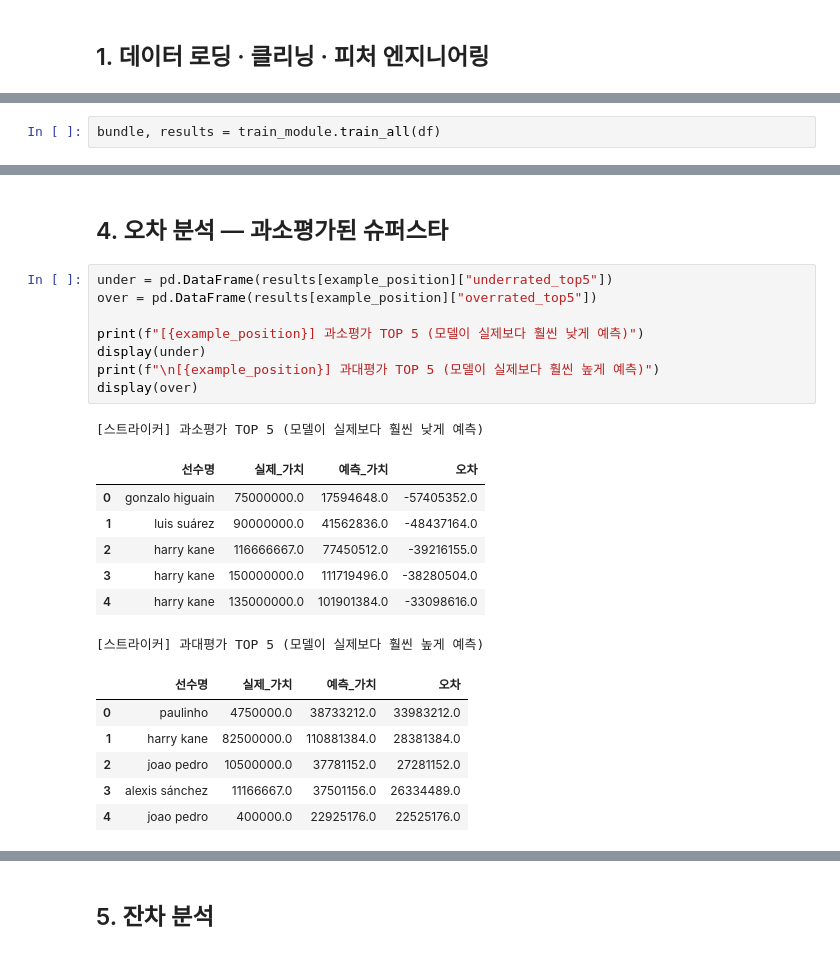
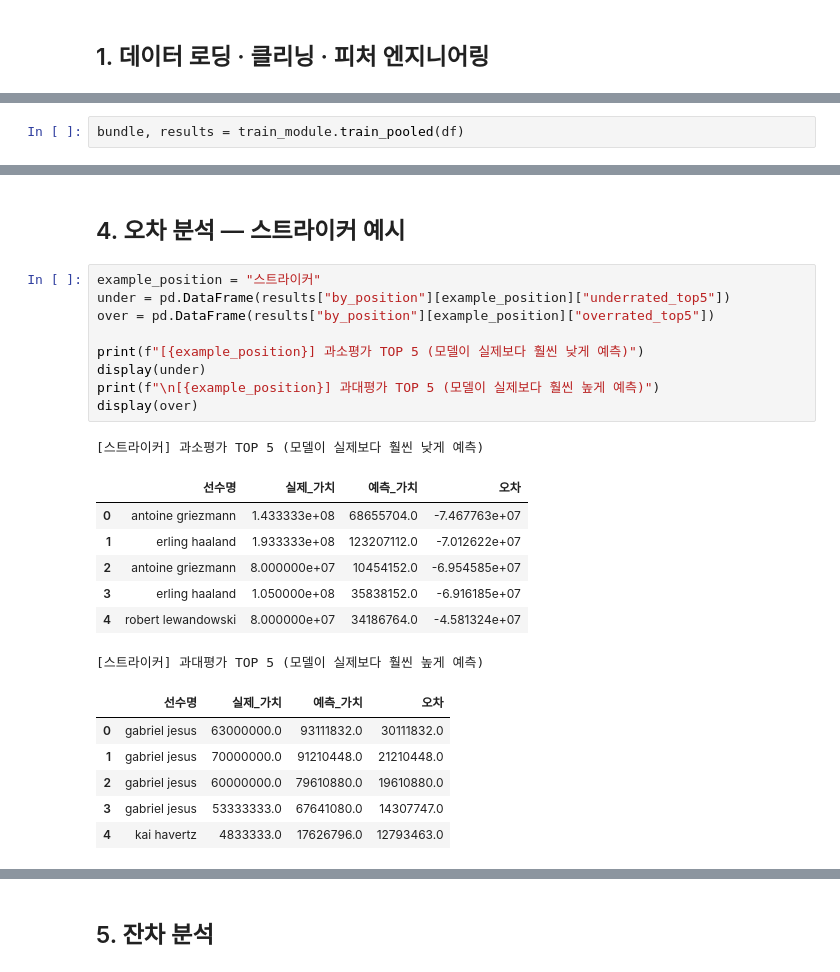
Before and after one commit to songsh16/OptiScore, a Jupyter notebook: ml/notebooks/model_training.ipynb, the cells around one changed output, grey strips where cells are left out. Cells and saved outputs as stored; diff of their text form.

```diff
--- a/ml/notebooks/model_training.ipynb
+++ b/ml/notebooks/model_training.ipynb
@@ -73,3 +72,3 @@ df[["name_key", "시즌", "포지션_그룹", "TM_시장가치_EUR", "log_현재
 # %%
-bundle, results = train_module.train_all(df)
+bundle, results = train_module.train_pooled(df)
 # %% [output]
@@ -160,26 +152,27 @@ Passing `palette` without assigning `hue` is deprecated and will be removed in v
 # %% [markdown]
-## 4. 오차 분석 — 과소평가된 슈퍼스타
+## 4. 오차 분석 — 스트라이커 예시
 # %%
-under = pd.DataFrame(results[example_position]["underrated_top5"])
-over = pd.DataFrame(results[example_position]["overrated_top5"])
+example_position = "스트라이커"
+under = pd.DataFrame(results["by_position"][example_position]["underrated_top5"])
+over = pd.DataFrame(results["by_position"][example_position]["overrated_top5"])
 
 print(f"[{example_position}] 과소평가 TOP 5 (모델이 실제보다 훨씬 낮게 예측)")
 display(under)
 print(f"\n[{example_position}] 과대평가 TOP 5 (모델이 실제보다 훨씬 높게 예측)")
 display(over)
 # %% [output]
 [스트라이커] 과소평가 TOP 5 (모델이 실제보다 훨씬 낮게 예측)
 |  | 선수명 | 실제_가치 | 예측_가치 | 오차 |
-| 0 | gonzalo higuain | 75000000.0 | 17594648.0 | -57405352.0 |
-| 1 | luis suárez | 90000000.0 | 41562836.0 | -48437164.0 |
-| 2 | harry kane | 116666667.0 | 77450512.0 | -39216155.0 |
-| 3 | harry kane | 150000000.0 | 111719496.0 | -38280504.0 |
-| 4 | harry kane | 135000000.0 | 101901384.0 | -33098616.0 |
+| 0 | antoine griezmann | 1.433333e+08 | 68655704.0 | -7.467763e+07 |
+| 1 | erling haaland | 1.933333e+08 | 123207112.0 | -7.012622e+07 |
+| 2 | antoine griezmann | 8.000000e+07 | 10454152.0 | -6.954585e+07 |
+| 3 | erling haaland | 1.050000e+08 | 35838152.0 | -6.916185e+07 |
+| 4 | robert lewandowski | 8.000000e+07 | 34186764.0 | -4.581324e+07 |
 [스트라이커] 과대평가 TOP 5 (모델이 실제보다 훨씬 높게 예측)
 |  | 선수명 | 실제_가치 | 예측_가치 | 오차 |
-| 0 | paulinho | 4750000.0 | 38733212.0 | 33983212.0 |
-| 1 | harry kane | 82500000.0 | 110881384.0 | 28381384.0 |
-| 2 | joao pedro | 10500000.0 | 37781152.0 | 27281152.0 |
-| 3 | alexis sánchez | 11166667.0 | 37501156.0 | 26334489.0 |
-| 4 | joao pedro | 400000.0 | 22925176.0 | 22525176.0 |
+| 0 | gabriel jesus | 63000000.0 | 93111832.0 | 30111832.0 |
+| 1 | gabriel jesus | 70000000.0 | 91210448.0 | 21210448.0 |
+| 2 | gabriel jesus | 60000000.0 | 79610880.0 | 19610880.0 |
+| 3 | gabriel jesus | 53333333.0 | 67641080.0 | 14307747.0 |
+| 4 | kai havertz | 4833333.0 | 17626796.0 | 12793463.0 |
 # %% [markdown]
```
Also changed, not shown: parts of 19 cells of this notebook, 16 other files.
